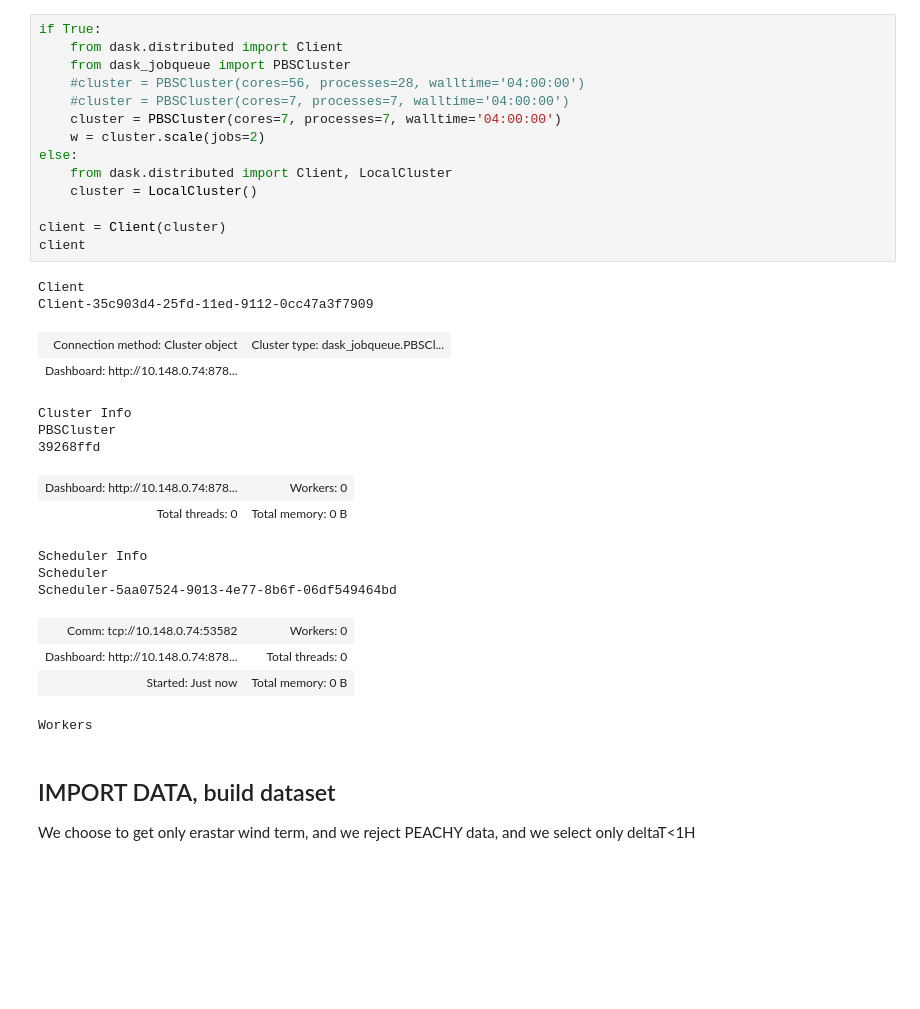
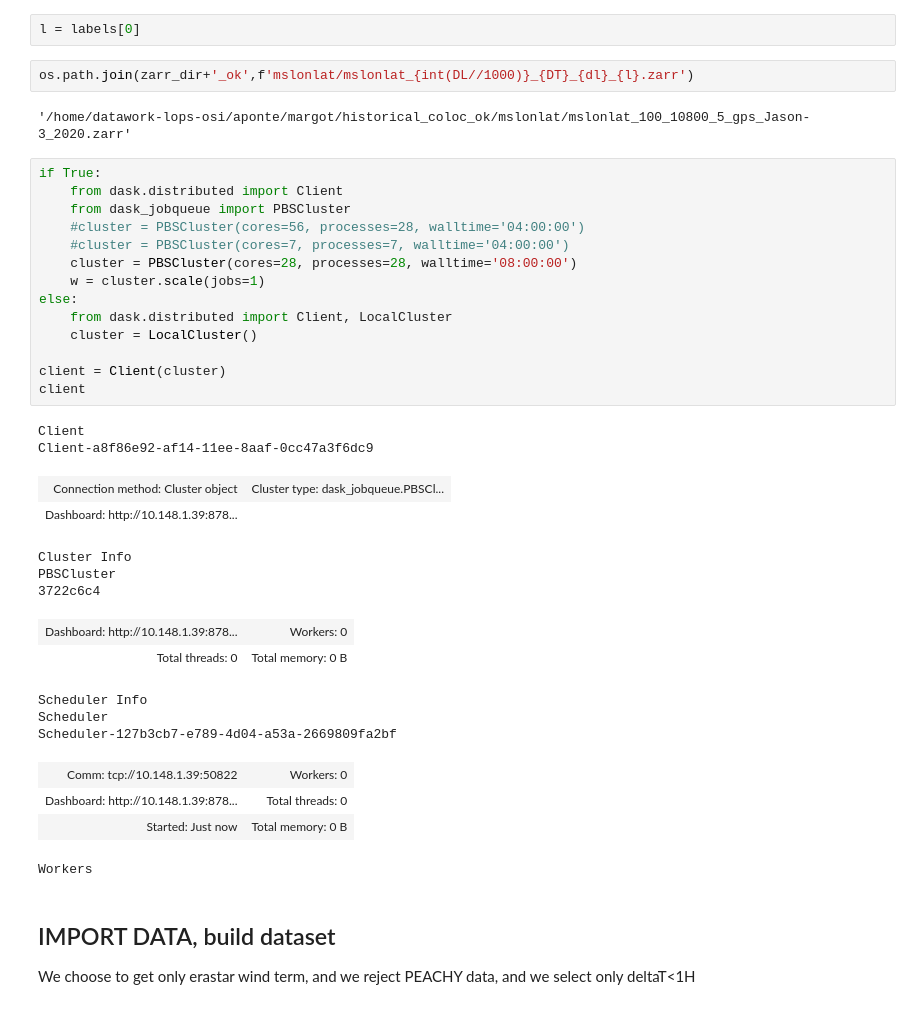
Before and after one commit to margot-demol/historical_analysis, a Jupyter notebook: 81_zarr_stat_lonlat.ipynb, the cells around one changed output. Saved outputs shown, nothing was run; the diff lists cells and outputs as text; blank space fills up the shorter version.

Commit message:
create different  pbs for all zarr computations

```diff
--- a/81_zarr_stat_lonlat.ipynb
+++ b/81_zarr_stat_lonlat.ipynb
@@ -34,32 +24,38 @@ from m2lib22.cstes import labels, zarr_dir
+# %%
+l = labels[0]
+# %%
+os.path.join(zarr_dir+'_ok',f'mslonlat/mslonlat_{int(DL//1000)}_{DT}_{dl}_{l}.zarr')
+# %% [output]
+'/home/datawork-lops-osi/aponte/margot/historical_coloc_ok/mslonlat/mslonlat_100_10800_5_gps_Jason-3_2020.zarr'
 # %%
 if True:
     from dask.distributed import Client
     from dask_jobqueue import PBSCluster
     #cluster = PBSCluster(cores=56, processes=28, walltime='04:00:00')
     #cluster = PBSCluster(cores=7, processes=7, walltime='04:00:00')
-    cluster = PBSCluster(cores=7, processes=7, walltime='04:00:00')
-    w = cluster.scale(jobs=2)
+    cluster = PBSCluster(cores=28, processes=28, walltime='08:00:00')
+    w = cluster.scale(jobs=1)
 else:
     from dask.distributed import Client, LocalCluster
     cluster = LocalCluster()
 
 client = Client(cluster)
 client
 # %% [output]
 Client
-Client-35c903d4-25fd-11ed-9112-0cc47a3f7909
+Client-a8f86e92-af14-11ee-8aaf-0cc47a3f6dc9
 | Connection method: Cluster object | Cluster type: dask_jobqueue.PBSCl... |
-| Dashboard: http://10.148.0.74:878... |  |
+| Dashboard: http://10.148.1.39:878... |  |
 Cluster Info
 PBSCluster
-39268ffd
+3722c6c4
-| Dashboard: http://10.148.0.74:878... | Workers: 0 |
+| Dashboard: http://10.148.1.39:878... | Workers: 0 |
 | Total threads: 0 | Total memory: 0 B |
 Scheduler Info
 Scheduler
-Scheduler-5aa07524-9013-4e77-8b6f-06df549464bd
+Scheduler-127b3cb7-e789-4d04-a53a-2669809fa2bf
-| Comm: tcp://10.148.0.74:53582 | Workers: 0 |
-| Dashboard: http://10.148.0.74:878... | Total threads: 0 |
+| Comm: tcp://10.148.1.39:50822 | Workers: 0 |
+| Dashboard: http://10.148.1.39:878... | Total threads: 0 |
 | Started: Just now | Total memory: 0 B |
 Workers
 # %% [markdown]
```
Also changed, not shown: parts of 26 cells of this notebook, 30 other files.
